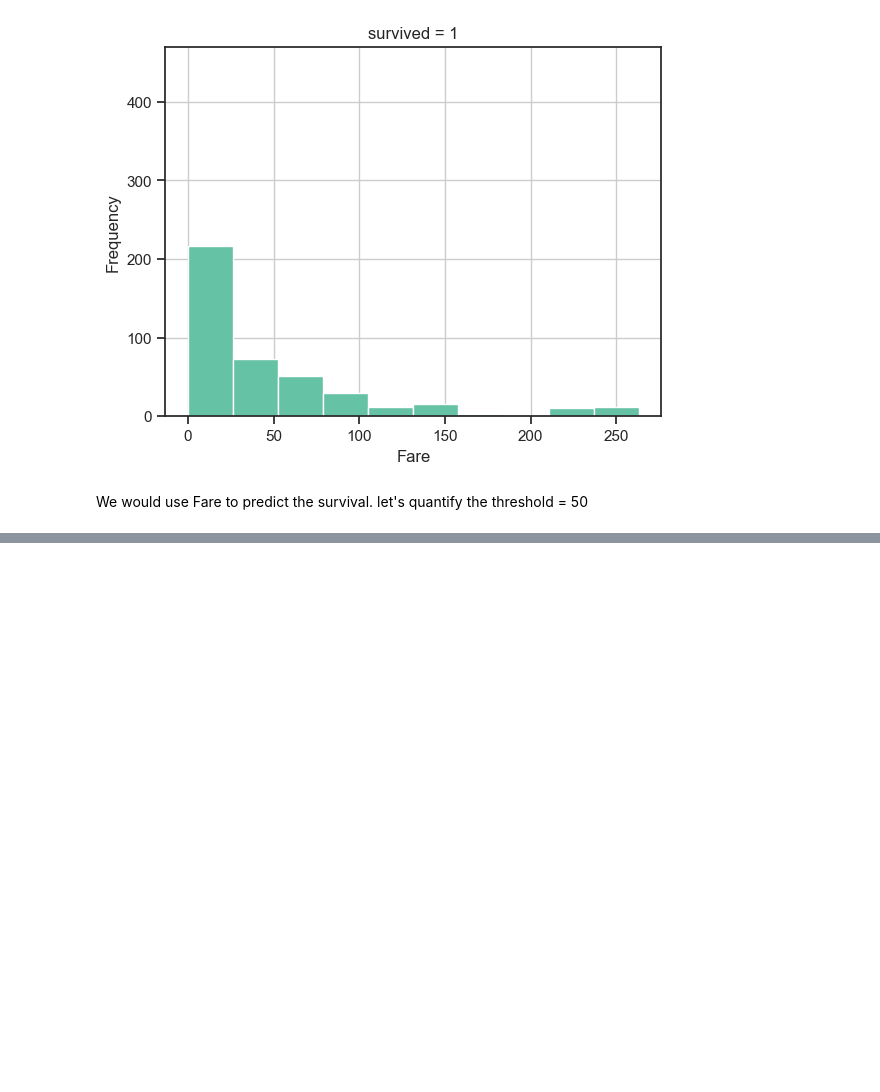
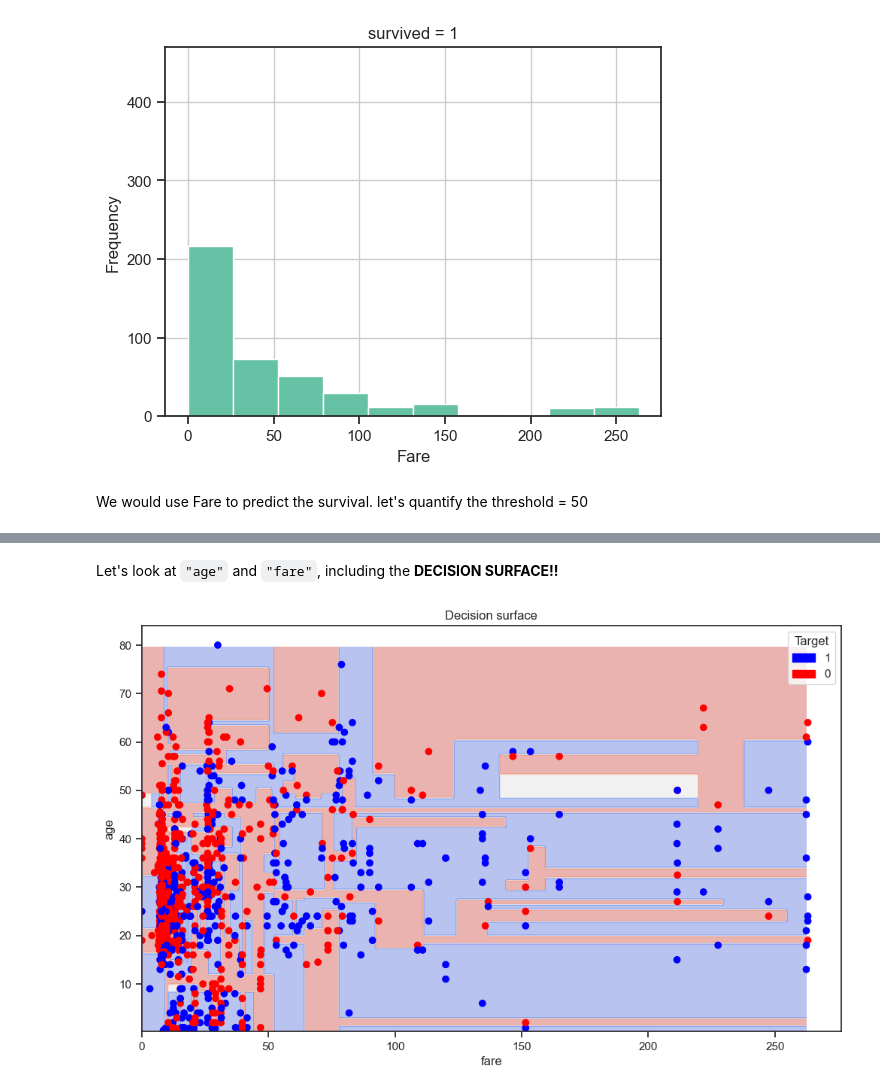
Before and after one commit to HanquanL/DS-Tech-2026spring, a Jupyter notebook: Module2_Supervised/supervised_Titanic.ipynb, the cells around one changed output, grey strips where cells are left out. Cells and saved outputs as stored; diff of their text form; code cells hidden in the pictures; blank space fills up the shorter version.

```diff
--- a/Module2_Supervised/supervised_Titanic.ipynb
+++ b/Module2_Supervised/supervised_Titanic.ipynb
@@ -99,0 +238,43 @@ def information_gain(df, info_column, target_column, threshold):
+# %% [markdown]
+Let's look at `"age"` and `"fare"`, including the **DECISION SURFACE!!**
+# %%
+def Decision_Surface(data, col1, col2, target, model, probabilities=True):
+    # Get bounds
+    x_min, x_max = data[col1].min(), data[col1].max()
+    y_min, y_max = data[col2].min(), data[col2].max()
+    # Create a mesh
+    xx, yy = np.meshgrid(np.arange(x_min, x_max, 0.5), np.arange(y_min, y_max,0.5))
+    meshed_data = pd.DataFrame(np.c_[xx.ravel(), yy.ravel()], columns=[col1, col2])
+    # Get predictions for the mesh
+    tdf = data[[col1, col2]]
+    model.fit(tdf, target)
+    if probabilities:
+        Z = model.predict_proba(meshed_data)[:, 1].reshape(xx.shape)
+    else:
+        Z = model.predict(meshed_data).reshape(xx.shape)
+    # Chart details
+    plt.figure(figsize=[12,7])
+    plt.title("Decision surface")
+    plt.xlabel(col1)
+    plt.ylabel(col2)
+    if probabilities:
+        # Color-scale on the contour (surface = separator)
+        cs = plt.contourf(xx, yy, Z, cmap=plt.cm.coolwarm_r, alpha=0.4)
+    else:
+        # Only a curve/line on the contour (surface = separator)
+        cs = plt.contourf(xx, yy, Z, levels=[-1,0,1], cmap=plt.cm.coolwarm_r, alpha=0.4)
+    # Plot scatter plot
+    cmap = {1: 'blue', 0: 'red'}
+    colors = [cmap[int(c)] for c in target]
+    plt.scatter(data[col1], data[col2], color=colors)
+    # Build legend
+    plt.legend(handles=[mpatches.Patch(color=cmap[k], label=k) for k in cmap], loc="best", title="Target", frameon=True)
+    plt.show()
+
+#tree_depth=maxi_depth
+tree_depth=20
+viz_model = DecisionTreeClassifier(max_depth=tree_depth, criterion="entropy")
+Decision_Surface(df, "fare", "age", df.survived, viz_model)
+visualize_tree(viz_model, ["fare","age"], ["dies", "survives"])
+# %% [output]
+[figure, added]
```
Also changed, not shown: parts of 19 cells of this notebook.
